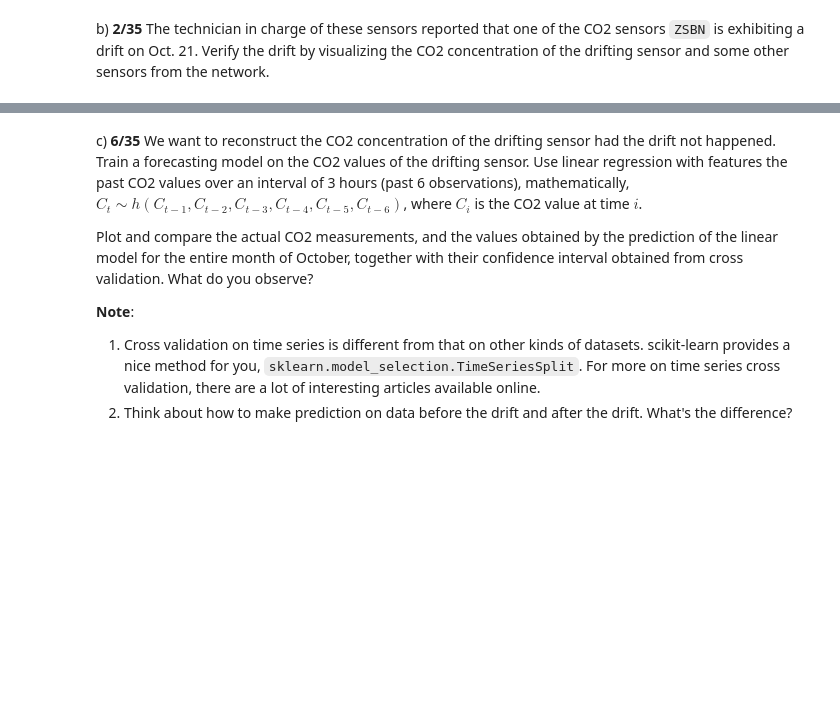
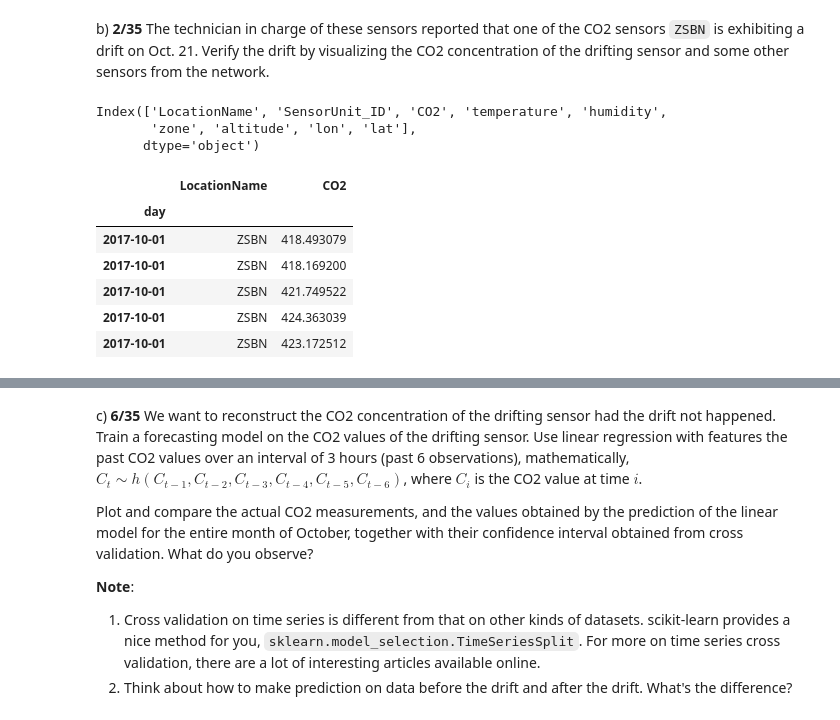
Before and after one commit to FurkanKarakas/dslab-homework-2, a Jupyter notebook: notebooks/DSLab_homework-2.ipynb, the cells around one changed output, grey strips where cells are left out. Cells and saved outputs as stored; diff of their text form; code cells hidden in the pictures; blank space fills up the shorter version.

```diff
--- a/notebooks/DSLab_homework-2.ipynb
+++ b/notebooks/DSLab_homework-2.ipynb
@@ -293,3 +293,23 @@ __Note__: You can use the python library [Folium](https://python-visualization.g
 a) __3/35__ How to handle missing data matters in real-world data science project. Although here we have all the data, it is still a very good opportunity for you to learn. Let's assume there is one site `KBRL` which somehow lost all the CO2 data of `2017-10-04`. Compare different ways of interpolating for the missing values (in time: linear interpolation and cubic interpolation, in space: using other sensors in the same altitude cluster) and plot the interpolation results. Use the data you have as the ground truth to discuss your findings.
 # %% [markdown]
 b) **2/35** The technician in charge of these sensors reported that one of the CO2 sensors `ZSBN` is exhibiting a drift on Oct. 21. Verify the drift by visualizing the CO2 concentration of the drifting sensor and some other sensors from the network.
+# %%
+df_final.columns
+# %% [output]
+Index(['LocationName', 'SensorUnit_ID', 'CO2', 'temperature', 'humidity',
+       'zone', 'altitude', 'lon', 'lat'],
+      dtype='object')
+# %%
+df_co2 = df_final[["LocationName","CO2"]]
+df_co2_zsbn = df_co2[df_co2['LocationName'] == "ZSBN"]
+df_days = df_co2_zsbn.assign(day = lambda x: x.index.date).set_index("day")
+df_grouped = df_days.groupby(['day']).mean()
+df_grouped.head()
+# %% [output]
+|  | LocationName | CO2 |
+| day |  |  |
+| 2017-10-01 | ZSBN | 418.493079 |
+| 2017-10-01 | ZSBN | 418.169200 |
+| 2017-10-01 | ZSBN | 421.749522 |
+| 2017-10-01 | ZSBN | 424.363039 |
+| 2017-10-01 | ZSBN | 423.172512 |
```
Also changed, not shown: parts of 2 cells of this notebook.
